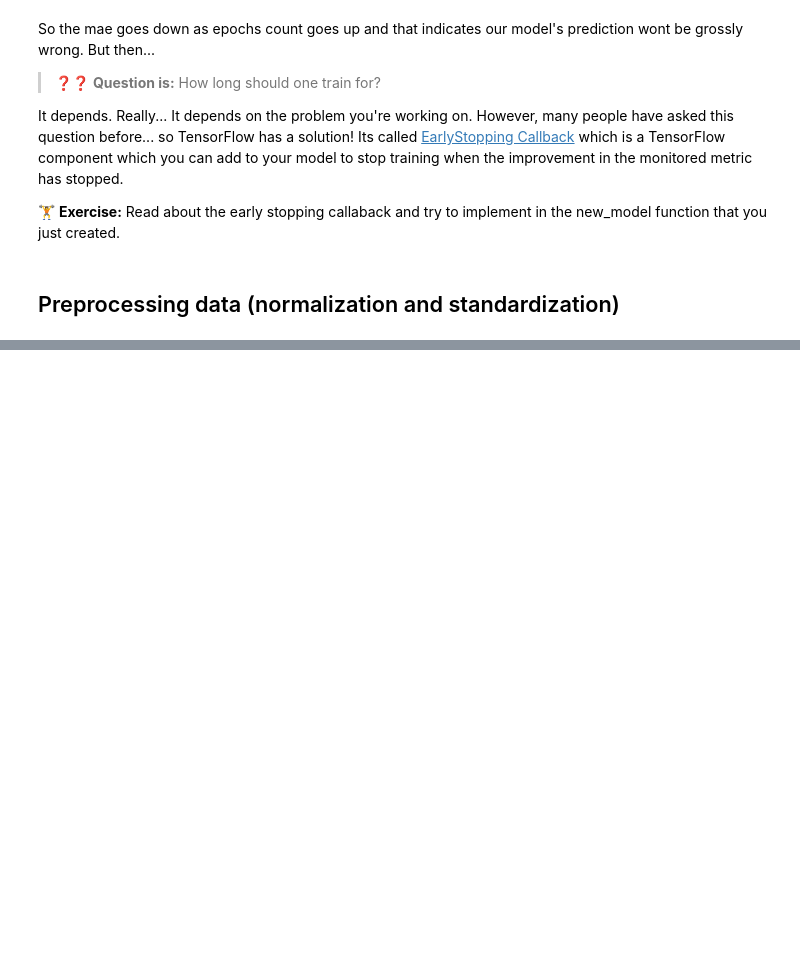
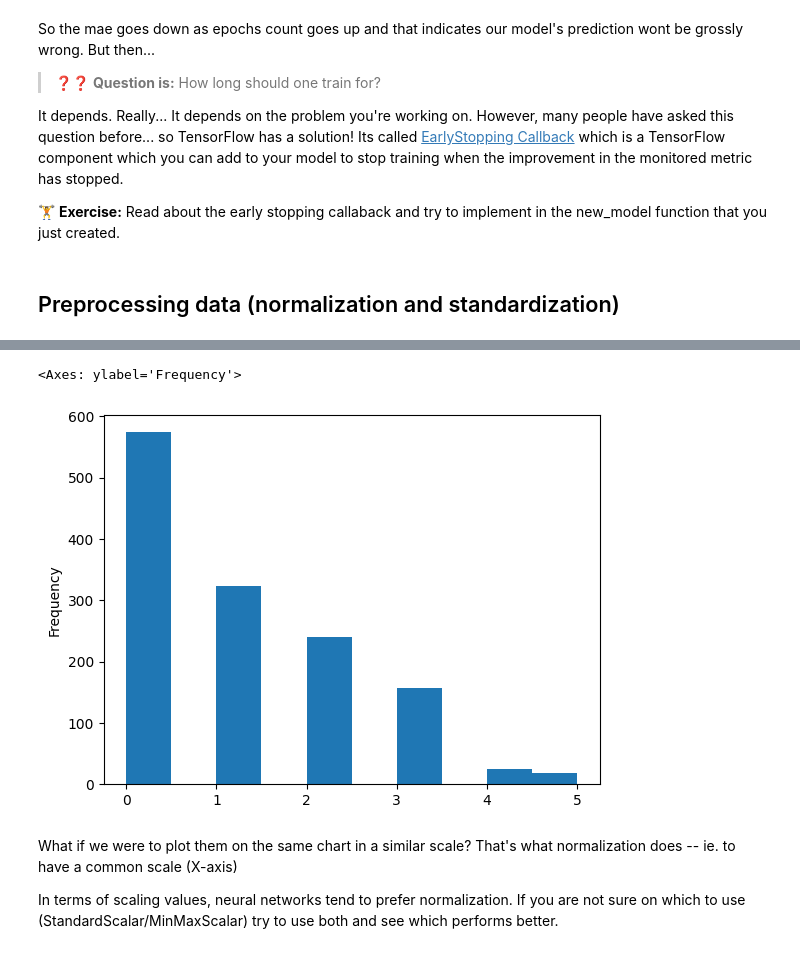
Before and after one commit to devak23/python, a Jupyter notebook: ml2/01_neural_network_regression_using_tensorflow.ipynb, the cells around one changed output, grey strips where cells are left out. Drawn from its saved outputs; the diff is of its cells as text; code cells hidden in the pictures; blank space fills up the shorter version.

```diff
--- a/ml2/01_neural_network_regression_using_tensorflow.ipynb
+++ b/ml2/01_neural_network_regression_using_tensorflow.ipynb
@@ -1150,0 +1140,9 @@ X_train, y_train
+# %%
+X["children"].plot(kind='hist')
+# %% [output]
+<Axes: ylabel='Frequency'>
+[figure, added]
+# %% [markdown]
+What if we were to plot them on the same chart in a similar scale? That's what normalization does -- ie. to have a common scale (X-axis)
+
+In terms of scaling values, neural networks tend to prefer normalization. If you are not sure on which to use (StandardScalar/MinMaxScalar) try to use both and see which performs better.
```
Also changed, not shown: parts of 47 cells of this notebook.
